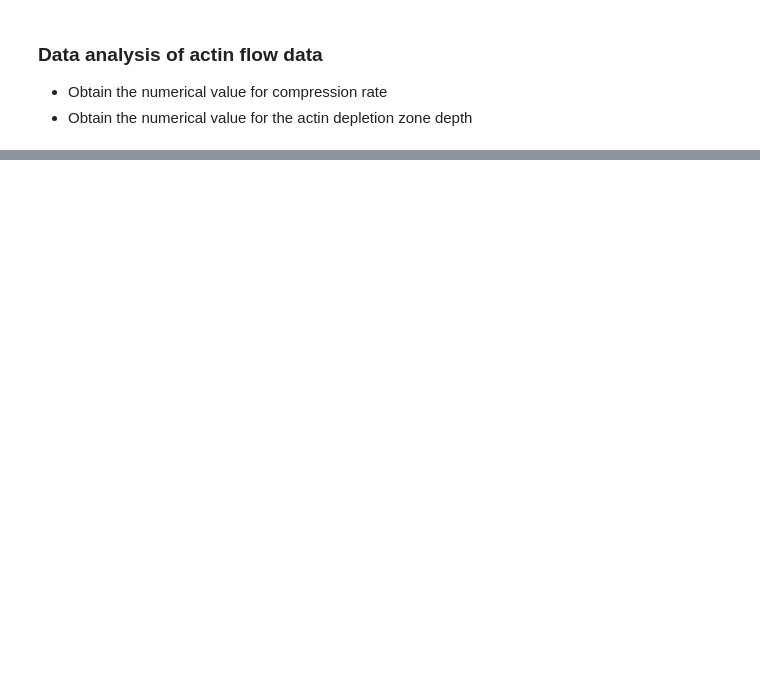
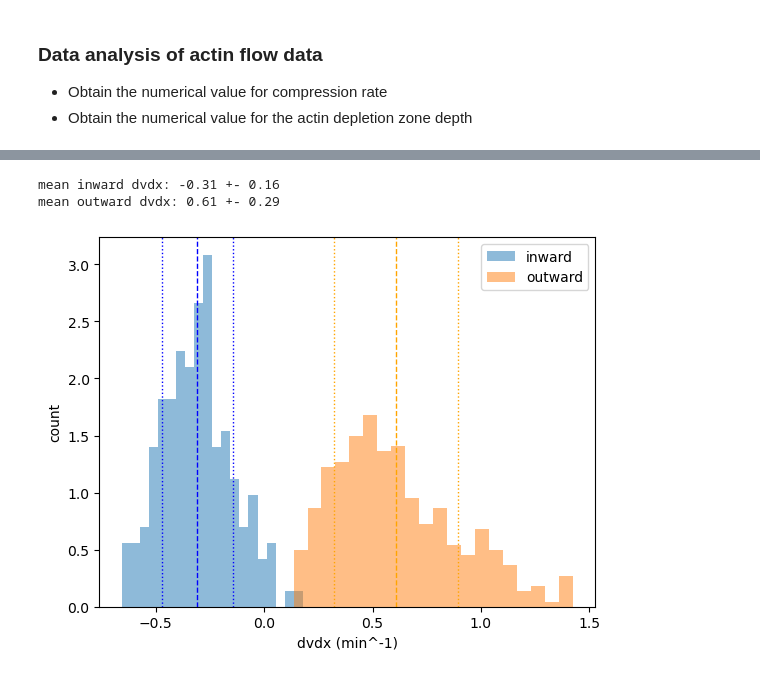
Before and after one commit to Irene-Li/Zebrafish_cleavage, a Jupyter notebook: notebooks/data_analysis.ipynb, the cells around one changed output, grey strips where cells are left out. Drawn from its saved outputs; the diff is of its cells as text; code cells hidden in the pictures; blank space fills up the shorter version.

```diff
--- a/notebooks/data_analysis.ipynb
+++ b/notebooks/data_analysis.ipynb
@@ -26,0 +77,28 @@ plt.colorbar(label='dvdx')
+# %%
+mins_array = np.concatenate(mins)
+maxs_array = np.concatenate(maxs)
+
+mean_inward = np.mean(mins_array)
+std_inward = np.std(mins_array)
+
+print(f'mean inward dvdx: {mean_inward:.2g} +- {std_inward:.2g}')
+mean_outward = np.mean(maxs_array)
+std_outward = np.std(maxs_array)
+print(f'mean outward dvdx: {mean_outward:.2g} +- {std_outward:.2g}')
+
+plt.hist(mins_array, bins=20, alpha=0.5, label='inward', density=True)
+plt.axvline(mean_inward, color='blue', linestyle='dashed', linewidth=1)
+plt.axvline(mean_inward + std_inward, color='blue', linestyle='dotted', linewidth=1)
+plt.axvline(mean_inward - std_inward, color='blue', linestyle='dotted', linewidth=1)
+plt.hist(maxs_array, bins=20, alpha=0.5, label='outward', density=True)
+plt.axvline(mean_outward, color='orange', linestyle='dashed', linewidth=1)
+plt.axvline(mean_outward + std_outward, color='orange', linestyle='dotted', linewidth=1)
+plt.axvline(mean_outward - std_outward, color='orange', linestyle='dotted', linewidth=1)
+plt.xlabel('dvdx (min^-1)')
+plt.ylabel('count')
+plt.legend()
+plt.show()
+# %% [output]
+mean inward dvdx: -0.31 +- 0.16
+mean outward dvdx: 0.61 +- 0.29
+[figure, added]
```
Also changed, not shown: parts of 7 cells of this notebook, 5 other files.
